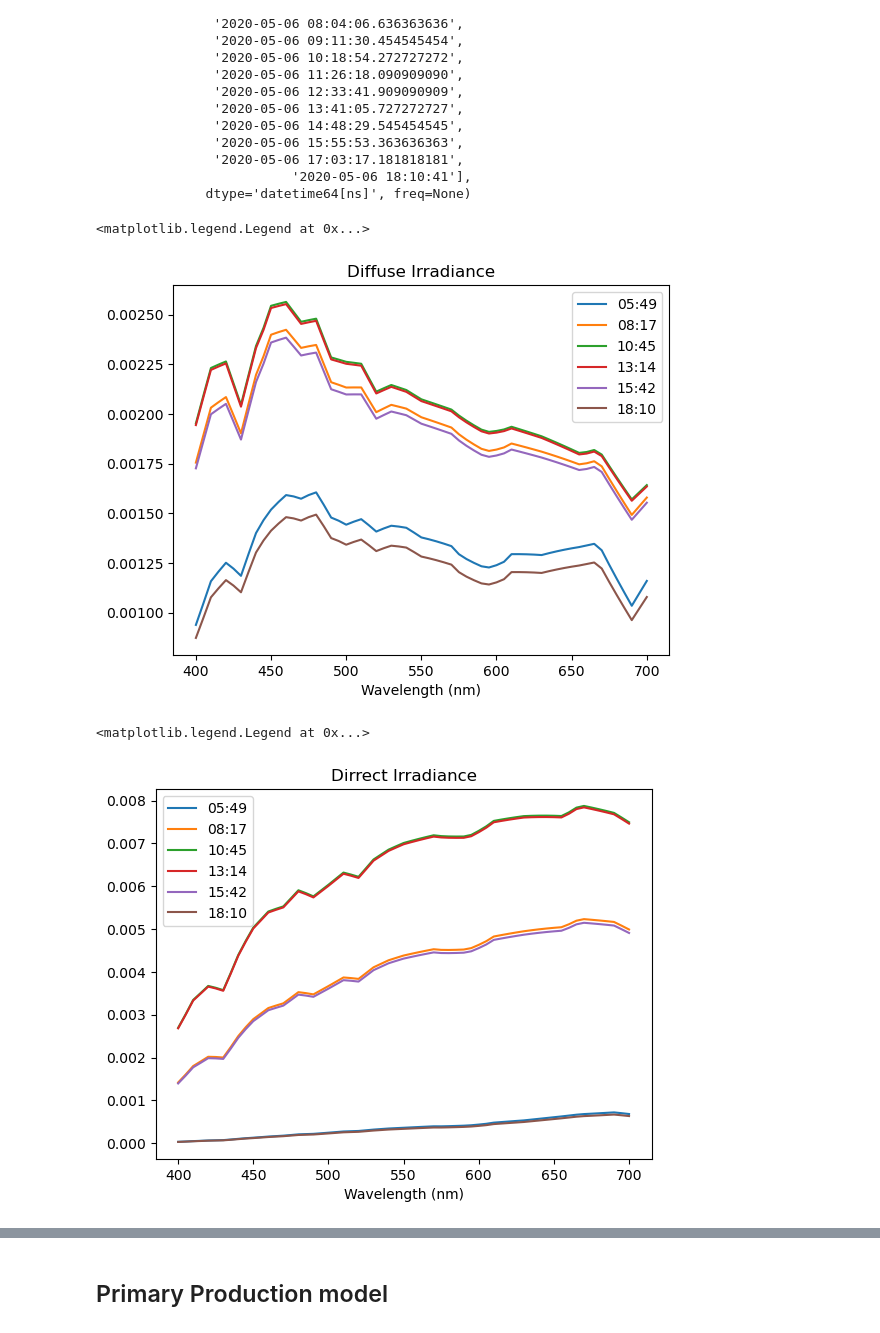
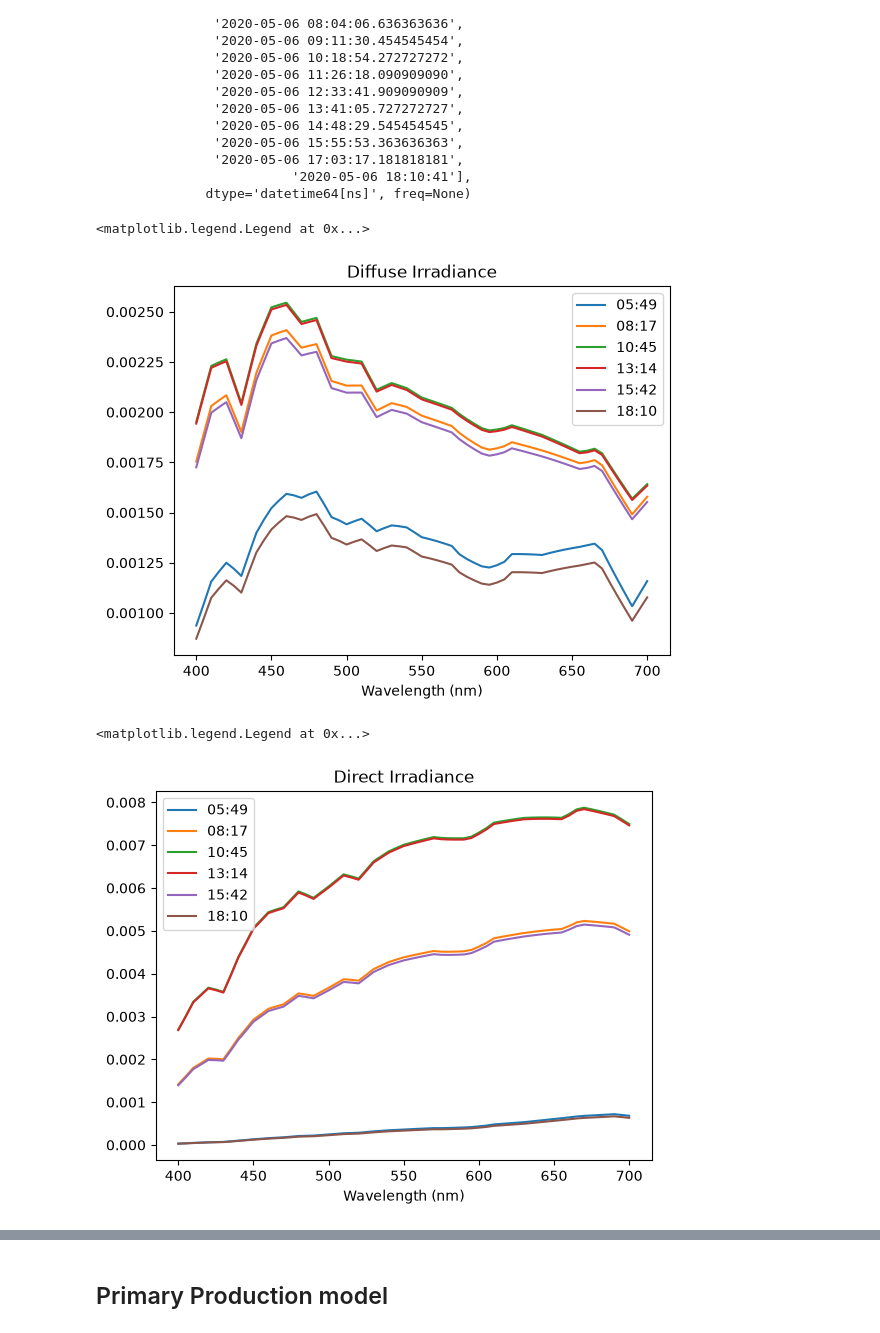
Before and after one commit to PrimaryProduction/PSM_spectral_PP_model, a Jupyter notebook: light_field.ipynb, the cells around one changed output, grey strips where cells are left out. Cells and saved outputs as stored; diff of their text form; code cells hidden in the pictures.

```diff
--- a/light_field.ipynb
+++ b/light_field.ipynb
@@ -132,24 +132,24 @@ Diurnal range:  DatetimeIndex([          '2020-05-06 05:49:19',
 ira = surface_light.instant(dtm, lat, PAR, wavelengths=wavelengths)
 # %%
 dtmvec = daylight.time_range(dtm, lat, zenith_deg=80, steps=6)
-for dtm in dtmvec:
-    ira = surface_light.instant(dtm, lat, PAR, wavelengths=wavelengths)
-    plt.plot(wavelengths, ira["diffuse"], label=f"{dtm.hour:02}:{dtm.minute:02}")
+for t in dtmvec:
+    irt = surface_light.instant(t, lat, PAR, wavelengths=wavelengths)
+    plt.plot(wavelengths, irt["diffuse"], label=f"{t.hour:02}:{t.minute:02}")
 plt.xlabel("Wavelength (nm)")
 plt.title("Diffuse Irradiance")
 plt.legend()
 # %% [output]
 <matplotlib.legend.Legend at 0x...>
-[figure, old version]
+[figure, new version]
 # %%
 dtmvec = daylight.time_range(dtm, lat, zenith_deg=80, steps=6)
-for dtm in dtmvec:
-    ira = surface_light.instant(dtm, lat, PAR, wavelengths=wavelengths)
-    plt.plot(wavelengths, ira["direct"], label=f"{dtm.hour:02}:{dtm.minute:02}")
+for t in dtmvec:
+    irt = surface_light.instant(t, lat, PAR, wavelengths=wavelengths)
+    plt.plot(wavelengths, irt["direct"], label=f"{t.hour:02}:{t.minute:02}")
 plt.xlabel("Wavelength (nm)")
-plt.title("Dirrect Irradiance")
+plt.title("Direct Irradiance")
 plt.legend()
 # %% [output]
 <matplotlib.legend.Legend at 0x...>
-[figure, old version]
+[figure, new version]
 # %%
```
Also changed, not shown: parts of 11 cells of this notebook, 13 other files.
